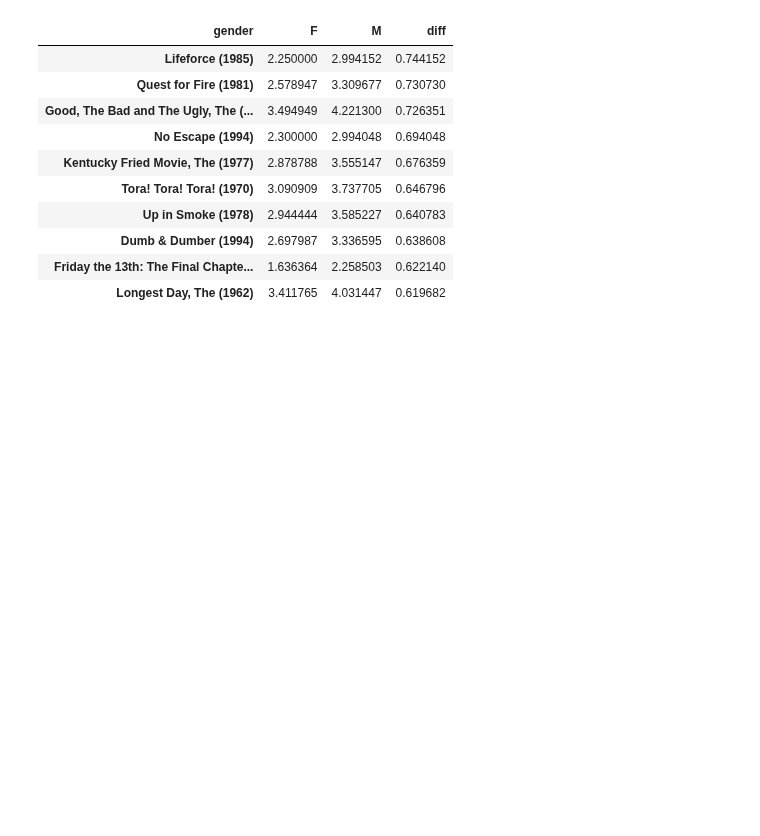
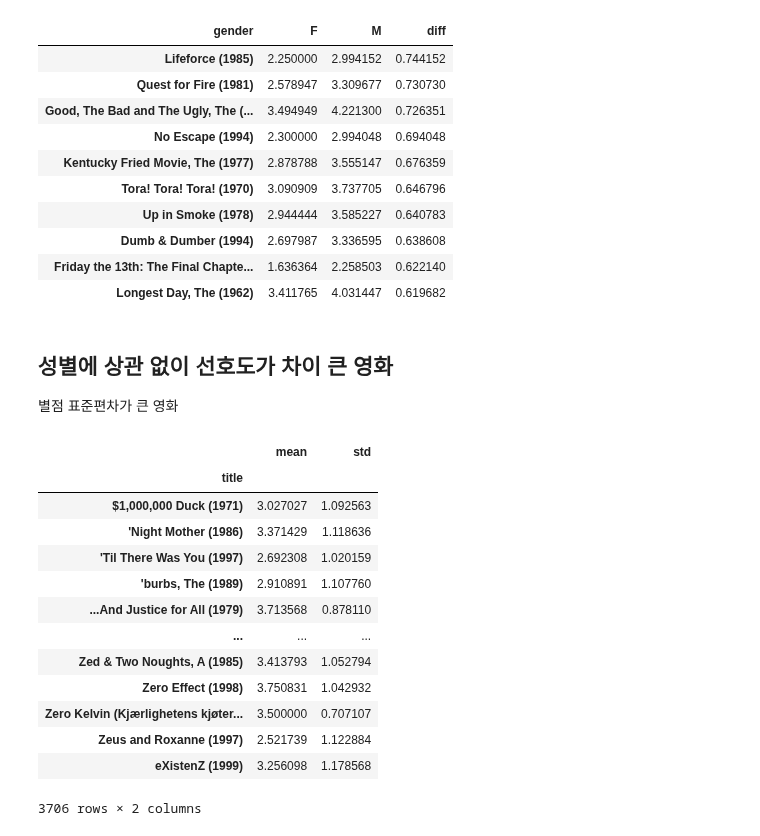
Before and after one commit to JakeOh/202110_itw_lab_python, a Jupyter notebook: py25_movielens.ipynb, the cells around one changed output. Drawn from its saved outputs; the diff is of its cells as text; code cells hidden in the pictures; blank space fills up the shorter version.

```diff
--- a/py25_movielens.ipynb
+++ b/py25_movielens.ipynb
@@ -903,3 +903,26 @@ by_gender_150.sort_values(by='diff', ascending=False).head(n=10)
 | Dumb & Dumber (1994) | 2.697987 | 3.336595 | 0.638608 |
 | Friday the 13th: The Final Chapte... | 1.636364 | 2.258503 | 0.622140 |
 | Longest Day, The (1962) | 3.411765 | 4.031447 | 0.619682 |
+# %% [markdown]
+## 성별에 상관 없이 선호도가 차이 큰 영화
+
+별점 표준편차가 큰 영화
+# %%
+by_title = df.groupby(by='title')['rating'].agg(['mean', 'std'])
+# %%
+by_title
+# %% [output]
+|  | mean | std |
+| title |  |  |
+| $1,000,000 Duck (1971) | 3.027027 | 1.092563 |
+| 'Night Mother (1986) | 3.371429 | 1.118636 |
+| 'Til There Was You (1997) | 2.692308 | 1.020159 |
+| 'burbs, The (1989) | 2.910891 | 1.107760 |
+| ...And Justice for All (1979) | 3.713568 | 0.878110 |
+| ... | ... | ... |
+| Zed & Two Noughts, A (1985) | 3.413793 | 1.052794 |
+| Zero Effect (1998) | 3.750831 | 1.042932 |
+| Zero Kelvin (Kjærlighetens kjøter... | 3.500000 | 0.707107 |
+| Zeus and Roxanne (1997) | 2.521739 | 1.122884 |
+| eXistenZ (1999) | 3.256098 | 1.178568 |
+3706 rows × 2 columns
```
Also changed, not shown: parts of 10 cells of this notebook.
